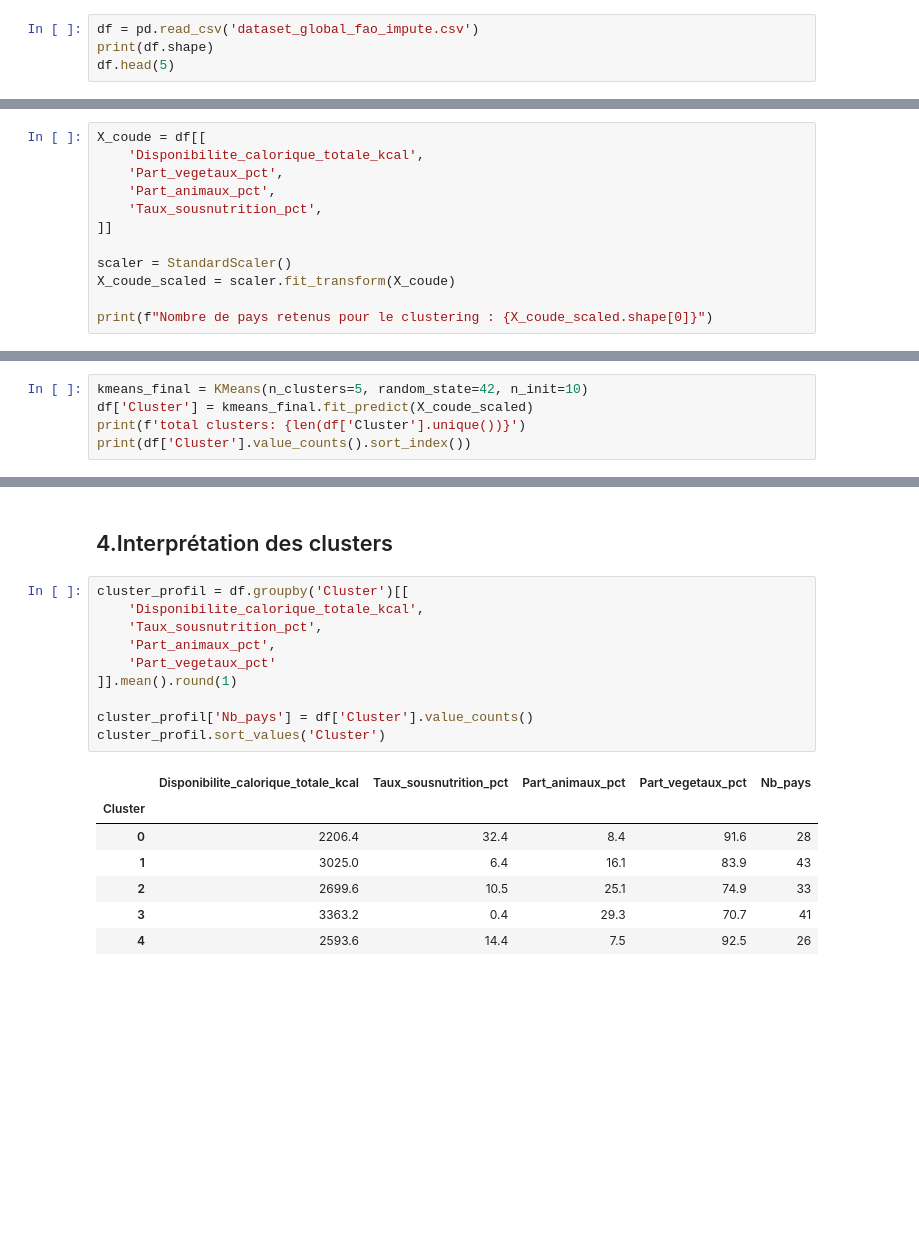
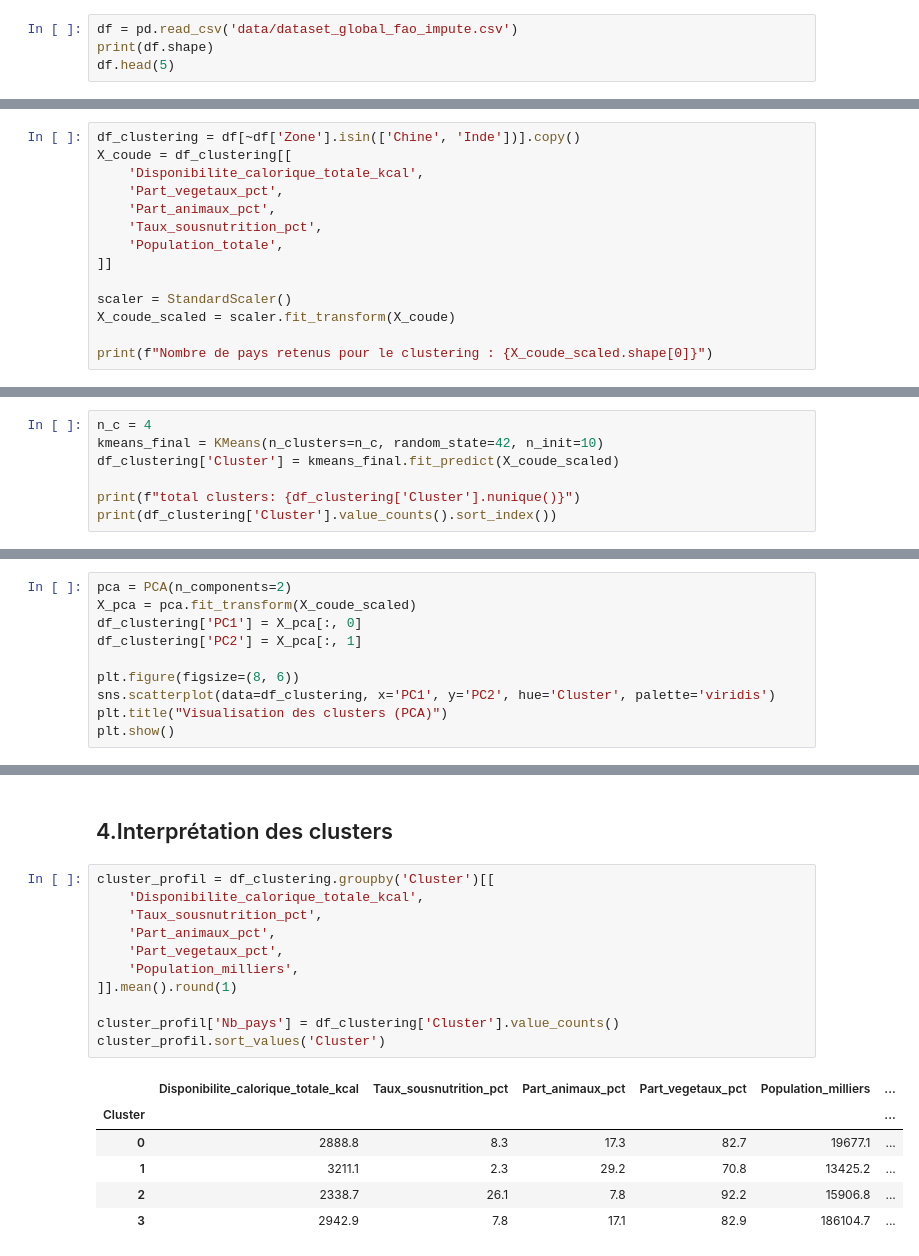
Before and after one commit to XiaoqingGdc/FAO_food_analysis, a Jupyter notebook: FAO_datalab_clustering.ipynb, the cells around one changed output, grey strips where cells are left out. Cells and saved outputs as stored; diff of their text form; blank space fills up the shorter version.

```diff
--- a/FAO_datalab_clustering.ipynb
+++ b/FAO_datalab_clustering.ipynb
@@ -29,7 +31,7 @@ df_global.head()
 | 3 | Algérie | 4 | 2915.0 | 378.0 | 39208 | 1.7 | ... |
 | 4 | Allemagne | 79 | 2461.0 | 1042.0 | 82727 | NaN | ... |
 # %%
-df = pd.read_csv('dataset_global_fao_impute.csv')
+df = pd.read_csv('data/dataset_global_fao_impute.csv')
 print(df.shape)
 df.head(5)
 # %% [output]
@@ -45,11 +47,13 @@ print(df.columns.tolist())
 # %% [output]
 ['Zone', 'Code zone', 'Kcal_vegetaux', 'Kcal_animaux', 'Population_milliers', 'SousAlimentation_millions', 'Disponibilite_calorique_totale_kcal', 'Population_totale', 'Taux_sousnutrition_pct', 'Part_a ...
 # %%
-X_coude = df[[
+df_clustering = df[~df['Zone'].isin(['Chine', 'Inde'])].copy()
+X_coude = df_clustering[[
     'Disponibilite_calorique_totale_kcal',
     'Part_vegetaux_pct',
     'Part_animaux_pct',
     'Taux_sousnutrition_pct',
+    'Population_totale',
 ]]
 
 scaler = StandardScaler()
@@ -94,8 +96,10 @@ Meilleur K selon silhouette : 2
 # %% [markdown]
 ## 3.Entraînement du modèle K-Means final
 # %%
-kmeans_final = KMeans(n_clusters=5, random_state=42, n_init=10)
-df['Cluster'] = kmeans_final.fit_predict(X_coude_scaled)
-print(f'total clusters: {len(df['Cluster'].unique())}')
-print(df['Cluster'].value_counts().sort_index())
+n_c = 4
+kmeans_final = KMeans(n_clusters=n_c, random_state=42, n_init=10)
+df_clustering['Cluster'] = kmeans_final.fit_predict(X_coude_scaled)
+
+print(f"total clusters: {df_clustering['Cluster'].nunique()}")
+print(df_clustering['Cluster'].value_counts().sort_index())
 # %% [output]
@@ -109 +112,11 @@ Cluster
 Name: count, dtype: int64
+# %%
+pca = PCA(n_components=2)
+X_pca = pca.fit_transform(X_coude_scaled)
+df_clustering['PC1'] = X_pca[:, 0]
+df_clustering['PC2'] = X_pca[:, 1]
+
+plt.figure(figsize=(8, 6))
+sns.scatterplot(data=df_clustering, x='PC1', y='PC2', hue='Cluster', palette='viridis')
+plt.title("Visualisation des clusters (PCA)")
+plt.show()
@@ -139,20 +151,20 @@ df[['Zone','Cluster']].head()
 # %% [markdown]
 ## 4.Interprétation des clusters
 # %%
-cluster_profil = df.groupby('Cluster')[[
+cluster_profil = df_clustering.groupby('Cluster')[[
     'Disponibilite_calorique_totale_kcal',
     'Taux_sousnutrition_pct',
     'Part_animaux_pct',
-    'Part_vegetaux_pct'
+    'Part_vegetaux_pct',
+    'Population_milliers',
 ]].mean().round(1)
 
-cluster_profil['Nb_pays'] = df['Cluster'].value_counts()
+cluster_profil['Nb_pays'] = df_clustering['Cluster'].value_counts()
 cluster_profil.sort_values('Cluster')
 # %% [output]
-|  | Disponibilite_calorique_totale_kcal | Taux_sousnutrition_pct | Part_animaux_pct | Part_vegetaux_pct | Nb_pays |
-| Cluster |  |  |  |  |  |
-| 0 | 2206.4 | 32.4 | 8.4 | 91.6 | 28 |
-| 1 | 3025.0 | 6.4 | 16.1 | 83.9 | 43 |
-| 2 | 2699.6 | 10.5 | 25.1 | 74.9 | 33 |
-| 3 | 3363.2 | 0.4 | 29.3 | 70.7 | 41 |
-| 4 | 2593.6 | 14.4 | 7.5 | 92.5 | 26 |
+|  | Disponibilite_calorique_totale_kcal | Taux_sousnutrition_pct | Part_animaux_pct | Part_vegetaux_pct | Population_milliers | ... |
+| Cluster |  |  |  |  |  | ... |
+| 0 | 2888.8 | 8.3 | 17.3 | 82.7 | 19677.1 | ... |
+| 1 | 3211.1 | 2.3 | 29.2 | 70.8 | 13425.2 | ... |
+| 2 | 2338.7 | 26.1 | 7.8 | 92.2 | 15906.8 | ... |
+| 3 | 2942.9 | 7.8 | 17.1 | 82.9 | 186104.7 | ... |
```
Also changed, not shown: parts of 13 cells of this notebook.
